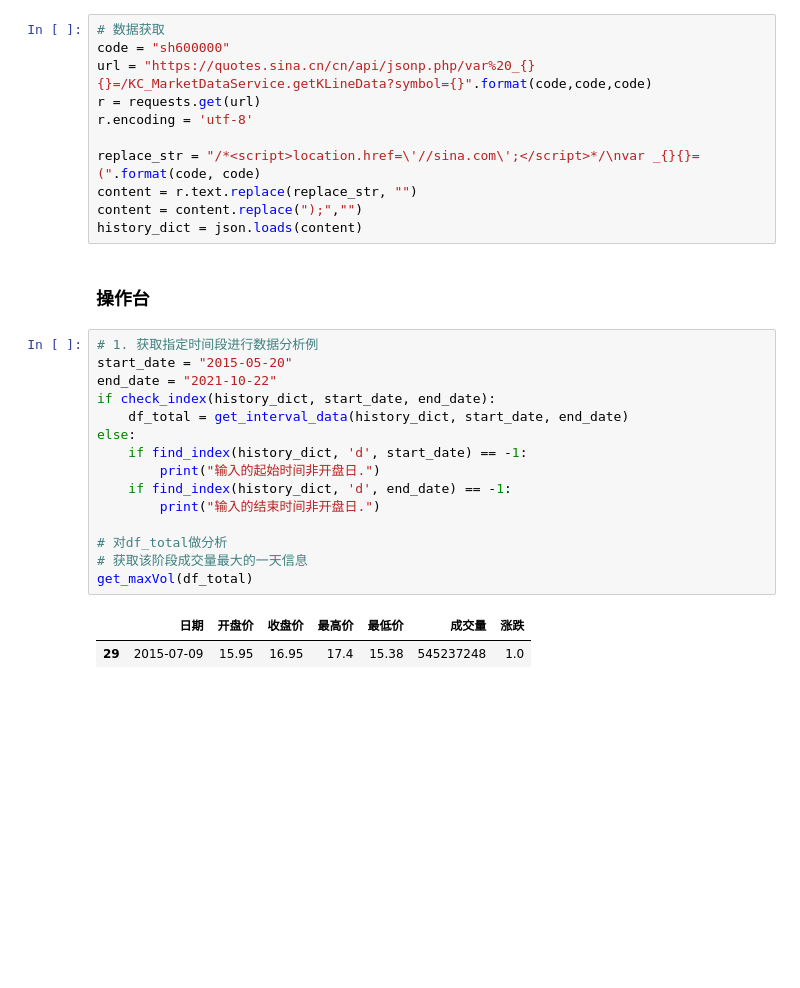
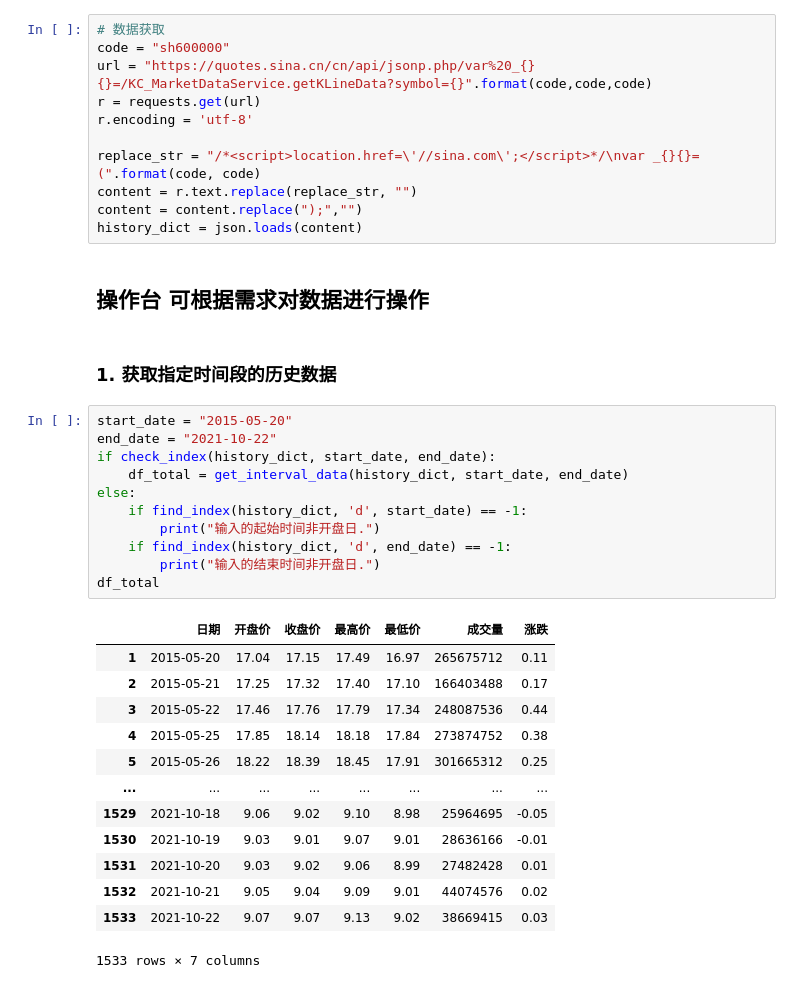
Before and after one commit to Shaky-00/Stock-market, a Jupyter notebook: history/test_history.ipynb, the cells around one changed output. Cells and saved outputs as stored; diff of their text form; blank space fills up the shorter version.

```diff
--- a/history/test_history.ipynb
+++ b/history/test_history.ipynb
@@ -153,22 +188,31 @@ content = r.text.replace(replace_str, "")
 content = content.replace(");","")
 history_dict = json.loads(content)
 # %% [markdown]
-### 操作台
+## 操作台 可根据需求对数据进行操作
+# %% [markdown]
+### 1. 获取指定时间段的历史数据
 # %%
-# 1. 获取指定时间段进行数据分析例
 start_date = "2015-05-20"
 end_date = "2021-10-22"
 if check_index(history_dict, start_date, end_date):
     df_total = get_interval_data(history_dict, start_date, end_date)
 else:
     if find_index(history_dict, 'd', start_date) == -1:
         print("输入的起始时间非开盘日.")
     if find_index(history_dict, 'd', end_date) == -1:
         print("输入的结束时间非开盘日.")
-
-# 对df_total做分析
-# 获取该阶段成交量最大的一天信息
-get_maxVol(df_total)
+df_total
 # %% [output]
 |  | 日期 | 开盘价 | 收盘价 | 最高价 | 最低价 | 成交量 | 涨跌 |
-| 29 | 2015-07-09 | 15.95 | 16.95 | 17.4 | 15.38 | 545237248 | 1.0 |
+| 1 | 2015-05-20 | 17.04 | 17.15 | 17.49 | 16.97 | 265675712 | 0.11 |
+| 2 | 2015-05-21 | 17.25 | 17.32 | 17.40 | 17.10 | 166403488 | 0.17 |
+| 3 | 2015-05-22 | 17.46 | 17.76 | 17.79 | 17.34 | 248087536 | 0.44 |
+| 4 | 2015-05-25 | 17.85 | 18.14 | 18.18 | 17.84 | 273874752 | 0.38 |
+| 5 | 2015-05-26 | 18.22 | 18.39 | 18.45 | 17.91 | 301665312 | 0.25 |
+| ... | ... | ... | ... | ... | ... | ... | ... |
+| 1529 | 2021-10-18 | 9.06 | 9.02 | 9.10 | 8.98 | 25964695 | -0.05 |
+| 1530 | 2021-10-19 | 9.03 | 9.01 | 9.07 | 9.01 | 28636166 | -0.01 |
+| 1531 | 2021-10-20 | 9.03 | 9.02 | 9.06 | 8.99 | 27482428 | 0.01 |
+| 1532 | 2021-10-21 | 9.05 | 9.04 | 9.09 | 9.01 | 44074576 | 0.02 |
+| 1533 | 2021-10-22 | 9.07 | 9.07 | 9.13 | 9.02 | 38669415 | 0.03 |
+1533 rows × 7 columns
```
Also changed, not shown: parts of 14 cells of this notebook.
